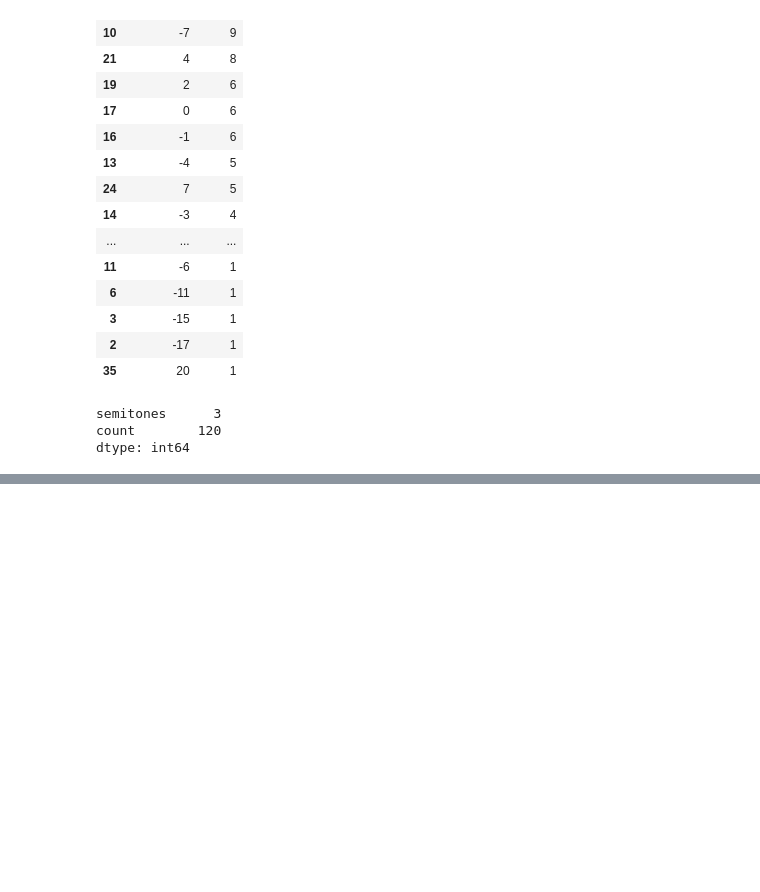
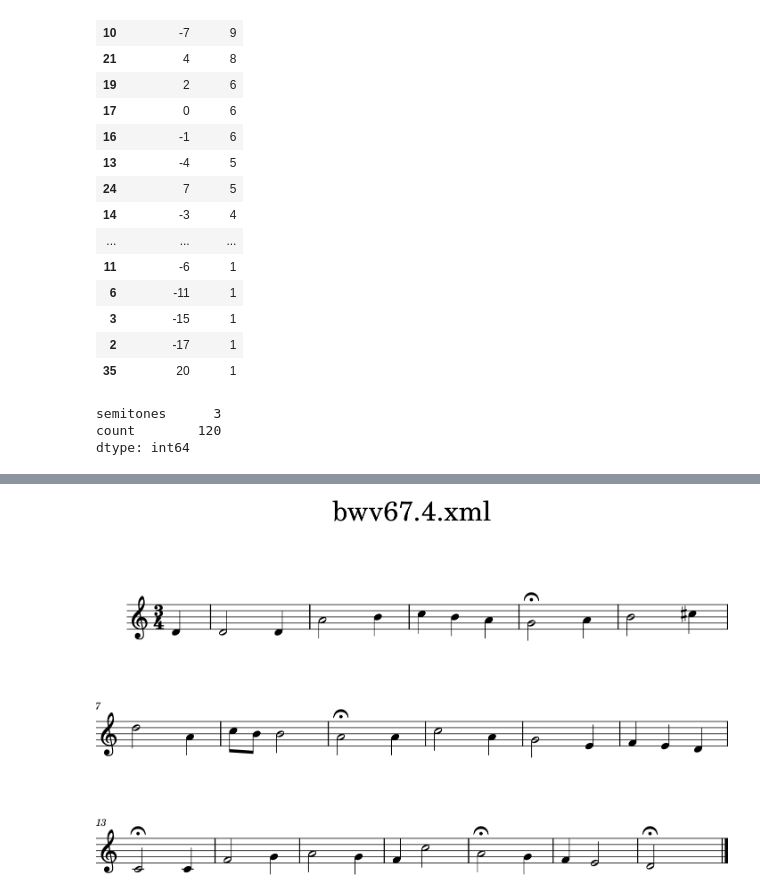
Before and after one commit to dwbzen/pymusic, a Jupyter notebook: music21_test.ipynb, the cells around one changed output, grey strips where cells are left out. Saved outputs shown, nothing was run; the diff lists cells and outputs as text; code cells hidden in the pictures; blank space fills up the shorter version.

```diff
--- a/music21_test.ipynb
+++ b/music21_test.ipynb
@@ -998,0 +1075,23 @@ None
+# %%
+def get_keySignatures(apart):
+    measures = apart.getElementsByClass(stream.Measure)
+    key_sigs = []
+    measure_numbers = []
+    for m in measures:
+        keys = m.getElementsByClass([key.Key,key.KeySignature])
+        for k in keys:
+            if k is not None:
+                key_sigs.append(k.asKey())
+                measure_numbers.append(m.measureNumber)
+    return key_sigs,measure_numbers
+# %%
+sBach = corpus.parse('bwv67.4')
+parts = sBach.getElementsByClass(stream.Part)
+soprano_part = parts[0]
+keysigs,measurenums = get_keySignatures(soprano_part)
+emajor = keysigs[0]
+emajor_scale = emajor.getScale()
+emajor_pitches = emajor.getPitches()
+print(keysigs)
+print(measurenums)
+emajor_pitches
@@ -998,0 +1124,6 @@ None
+# %%
+intval = interval.Interval(emajor_pitches[0], pitch.Pitch('C4'))
+# %%
+soprano_part.transpose(intval).show()
+# %% [output]
+[figure, added]
```
Also changed, not shown: parts of 24 cells of this notebook, 25 other files.
